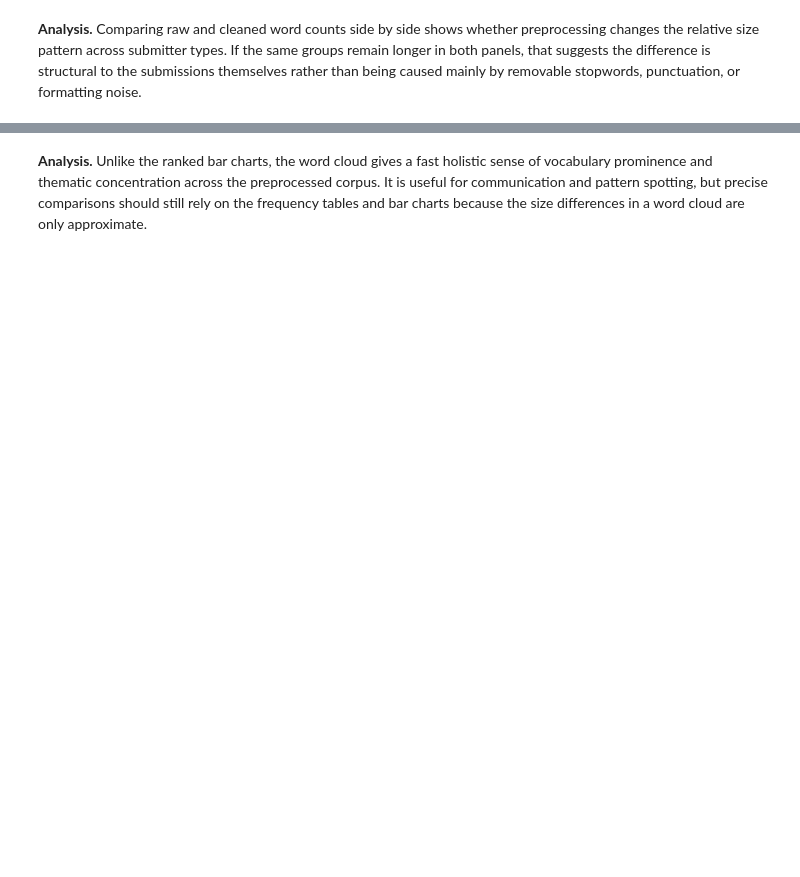
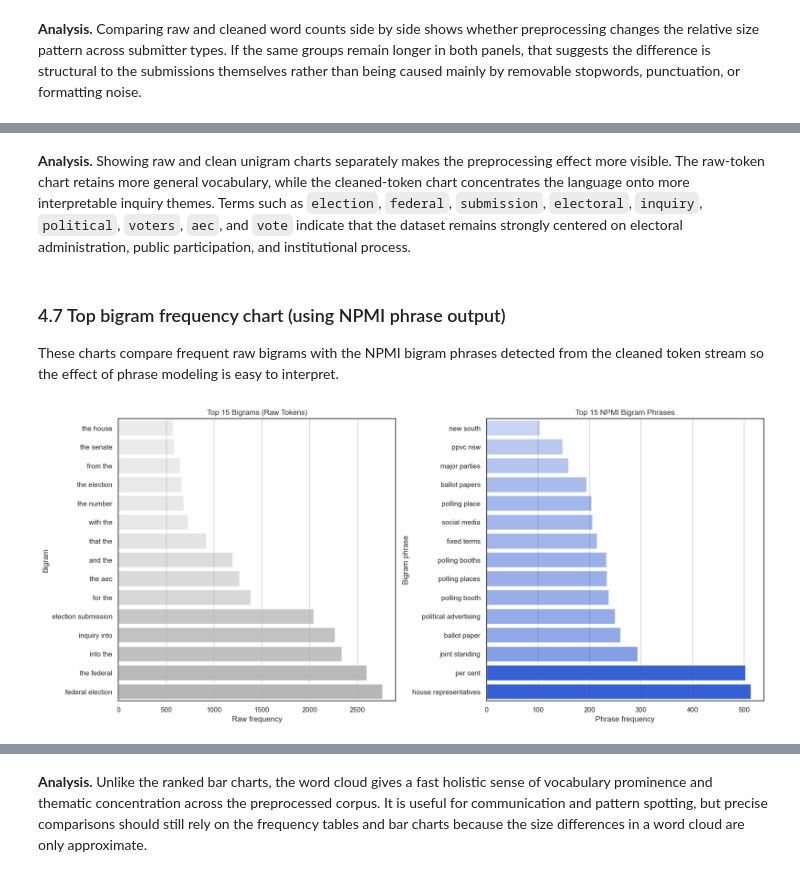
Before and after one commit to Sebas102507/nlp-parliamentary-inquiry-text-mining, a Jupyter notebook: Parliamentary_Inquiry_Text_Mining_Report.ipynb, the cells around one changed output, grey strips where cells are left out. Cells and saved outputs as stored; diff of their text form; code cells hidden in the pictures; blank space fills up the shorter version.

```diff
--- a/Parliamentary_Inquiry_Text_Mining_Report.ipynb
+++ b/Parliamentary_Inquiry_Text_Mining_Report.ipynb
@@ -1280,12 +1261,0 @@ This cell applies a full preprocessing pipeline to each document and stores a st
-# %%
-# 4.1.1 Apply preprocessing pipeline
-
-corpus_df["preprocessed_text"] = corpus_df["raw_text"].apply(preprocessor.preprocess_with_stemming)
-corpus_df["preprocessed_word_count"] = corpus_df["preprocessed_text"].str.split().str.len()
-
-comparison_cols = ["file_name", "word_count_raw", "preprocessed_word_count", "raw_text", "preprocessed_text"]
-comparison_view = corpus_df[comparison_cols].head(3).copy()
-comparison_view["raw_text"] = comparison_view["raw_text"].str.slice(0, 300) + "..."
-comparison_view["preprocessed_text"] = comparison_view["preprocessed_text"].str.slice(0, 300) + "..."
-
-comparison_view
@@ -1378,0 +1431,36 @@ visuals.wordcloud(
+# %% [markdown]
+**Analysis.** Showing raw and clean unigram charts separately makes the preprocessing effect more visible. The raw-token chart retains more general vocabulary, while the cleaned-token chart concentrates the language onto more interpretable inquiry themes. Terms such as `election`, `federal`, `submission`, `electoral`, `inquiry`, `political`, `voters`, `aec`, and `vote` indicate that the dataset remains strongly centered on electoral administration, public participation, and institutional process.
+# %% [markdown]
+### 4.7 Top bigram frequency chart (using NPMI phrase output)
+
+These charts compare frequent raw bigrams with the NPMI bigram phrases detected from the cleaned token stream so the effect of phrase modeling is easy to interpret.
+# %%
+# 4.7 Visual: top bigrams
+
+fig, axes = plt.subplots(nrows=1, ncols=2, figsize=(16, 7), constrained_layout=True)
+
+visuals.bar(
+    data=top_raw_bigrams.sort_values("count", ascending=True),
+    x="count",
+    y="bigram",
+    color=UTS_PALETTE["mid_grey"],
+    title="Top 15 Bigrams (Raw Tokens)",
+    xlabel="Raw frequency",
+    ylabel="Bigram",
+    ax=axes[0],
+)
+
+visuals.bar(
+    data=top_npmi_bigrams.sort_values("count", ascending=True),
+    x="count",
+    y="bigram",
+    color=UTS_PALETTE["blue"],
+    title="Top 15 NPMI Bigram Phrases",
+    xlabel="Phrase frequency",
+    ylabel="Bigram phrase",
+    ax=axes[1],
+)
+
+plt.show()
+# %% [output]
+[figure, added]
```
Also changed, not shown: parts of 68 cells of this notebook, 1 other file.
